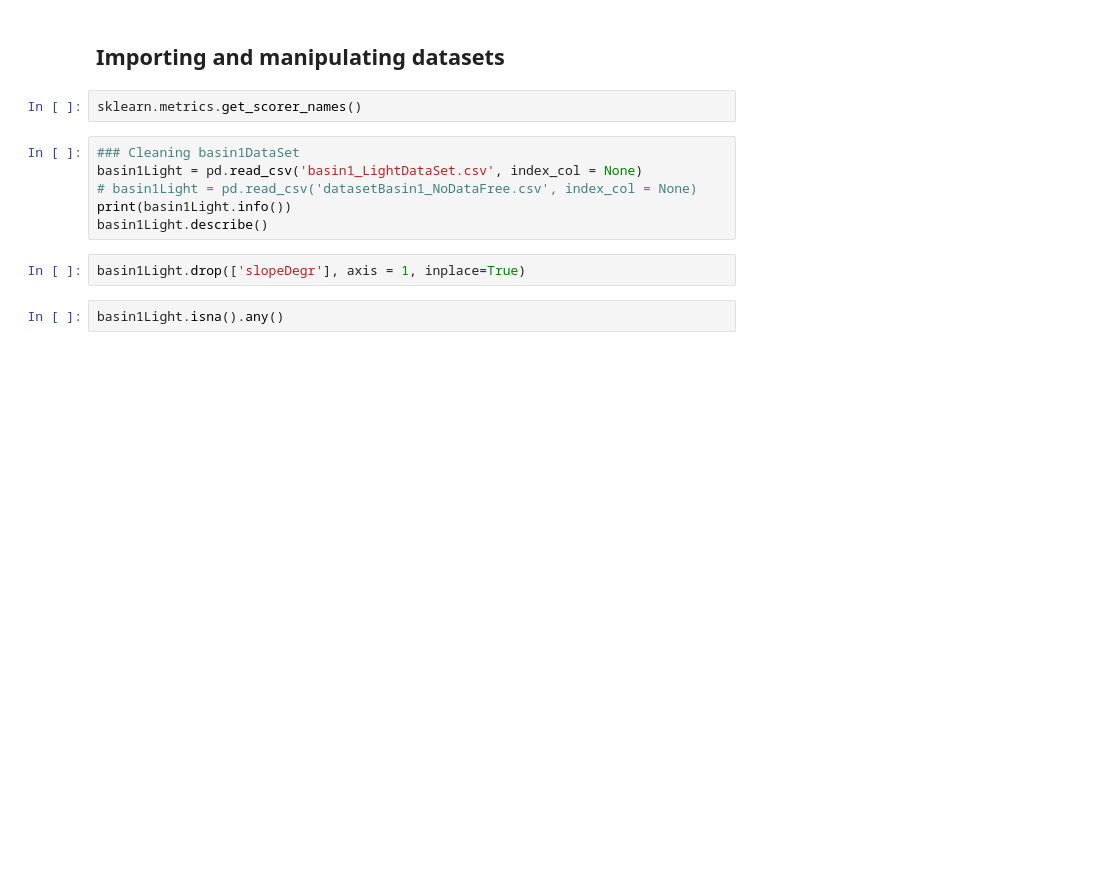
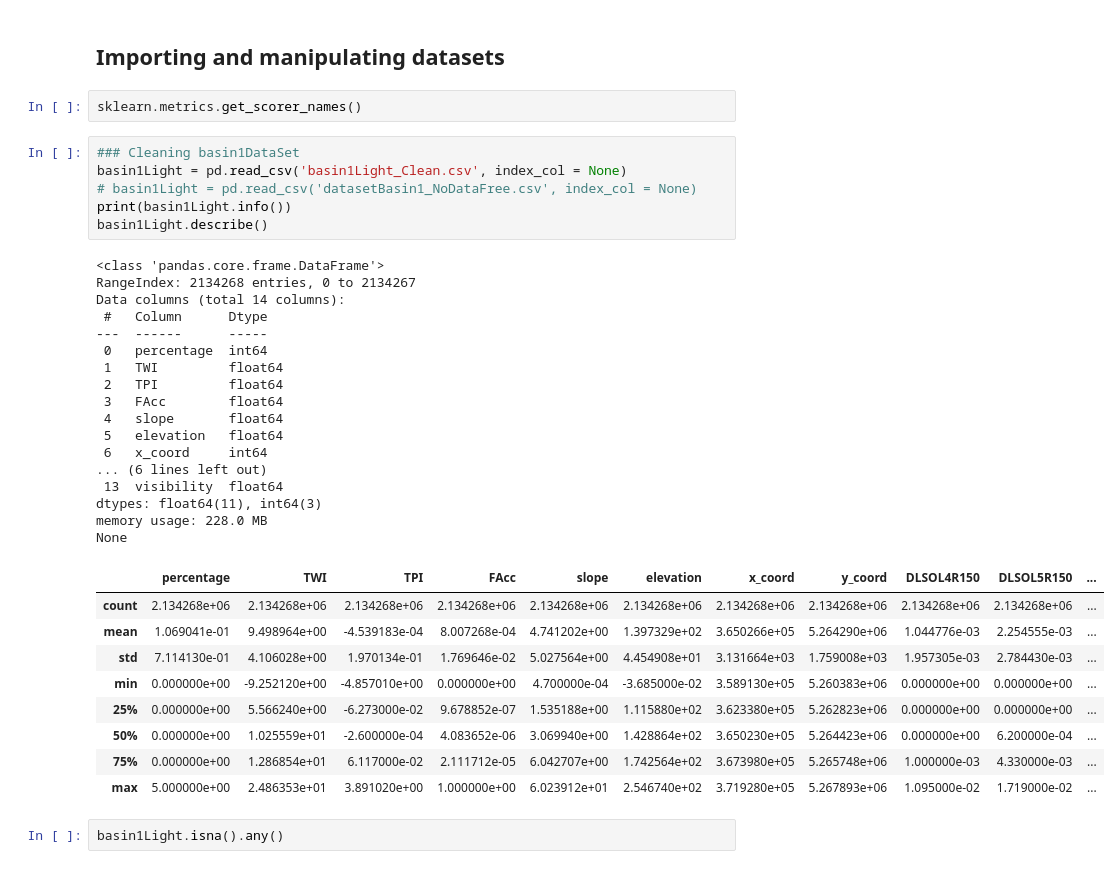
Before and after one commit to Abdielfer/FloodProbabRNCanAbd, a Jupyter notebook: main.ipynb, the cells around one changed output. Cells and saved outputs as stored; diff of their text form; blank space fills up the shorter version.

```diff
--- a/main.ipynb
+++ b/main.ipynb
@@ -28,12 +28,37 @@ class timeit():
 sklearn.metrics.get_scorer_names()
 # %%
 ### Cleaning basin1DataSet
-basin1Light = pd.read_csv('basin1_LightDataSet.csv', index_col = None)
+basin1Light = pd.read_csv('basin1Light_Clean.csv', index_col = None)
 # basin1Light = pd.read_csv('datasetBasin1_NoDataFree.csv', index_col = None)
 print(basin1Light.info())
 basin1Light.describe()
+# %% [output]
+<class 'pandas.core.frame.DataFrame'>
+RangeIndex: 2134268 entries, 0 to 2134267
+Data columns (total 14 columns):
+ #   Column      Dtype
+---  ------      -----
+ 0   percentage  int64
+ 1   TWI         float64
+ 2   TPI         float64
+ 3   FAcc        float64
+ 4   slope       float64
+ 5   elevation   float64
+ 6   x_coord     int64
+... (6 lines left out)
+ 13  visibility  float64
+dtypes: float64(11), int64(3)
+memory usage: 228.0 MB
+None
+|  | percentage | TWI | TPI | FAcc | slope | elevation | x_coord | y_coord | DLSOL4R150 | DLSOL5R150 | ... |
+| count | 2.134268e+06 | 2.134268e+06 | 2.134268e+06 | 2.134268e+06 | 2.134268e+06 | 2.134268e+06 | 2.134268e+06 | 2.134268e+06 | 2.134268e+06 | 2.134268e+06 | ... |
+| mean | 1.069041e-01 | 9.498964e+00 | -4.539183e-04 | 8.007268e-04 | 4.741202e+00 | 1.397329e+02 | 3.650266e+05 | 5.264290e+06 | 1.044776e-03 | 2.254555e-03 | ... |
+| std | 7.114130e-01 | 4.106028e+00 | 1.970134e-01 | 1.769646e-02 | 5.027564e+00 | 4.454908e+01 | 3.131664e+03 | 1.759008e+03 | 1.957305e-03 | 2.784430e-03 | ... |
+| min | 0.000000e+00 | -9.252120e+00 | -4.857010e+00 | 0.000000e+00 | 4.700000e-04 | -3.685000e-02 | 3.589130e+05 | 5.260383e+06 | 0.000000e+00 | 0.000000e+00 | ... |
+| 25% | 0.000000e+00 | 5.566240e+00 | -6.273000e-02 | 9.678852e-07 | 1.535188e+00 | 1.115880e+02 | 3.623380e+05 | 5.262823e+06 | 0.000000e+00 | 0.000000e+00 | ... |
+| 50% | 0.000000e+00 | 1.025559e+01 | -2.600000e-04 | 4.083652e-06 | 3.069940e+00 | 1.428864e+02 | 3.650230e+05 | 5.264423e+06 | 0.000000e+00 | 6.200000e-04 | ... |
+| 75% | 0.000000e+00 | 1.286854e+01 | 6.117000e-02 | 2.111712e-05 | 6.042707e+00 | 1.742564e+02 | 3.673980e+05 | 5.265748e+06 | 1.000000e-03 | 4.330000e-03 | ... |
+| max | 5.000000e+00 | 2.486353e+01 | 3.891020e+00 | 1.000000e+00 | 6.023912e+01 | 2.546740e+02 | 3.719280e+05 | 5.267893e+06 | 1.095000e-02 | 1.719000e-02 | ... |
-# %%
-basin1Light.drop(['slopeDegr'], axis = 1, inplace=True)
 # %%
 basin1Light.isna().any()
 # %%
```
Also changed, not shown: parts of 17 cells of this notebook, 11 other files.
